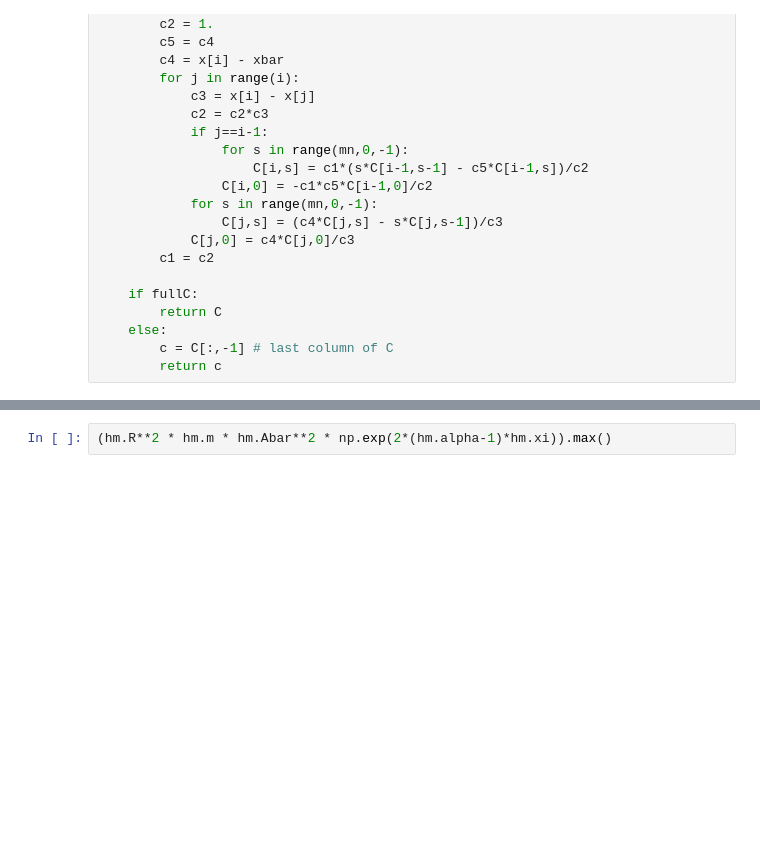
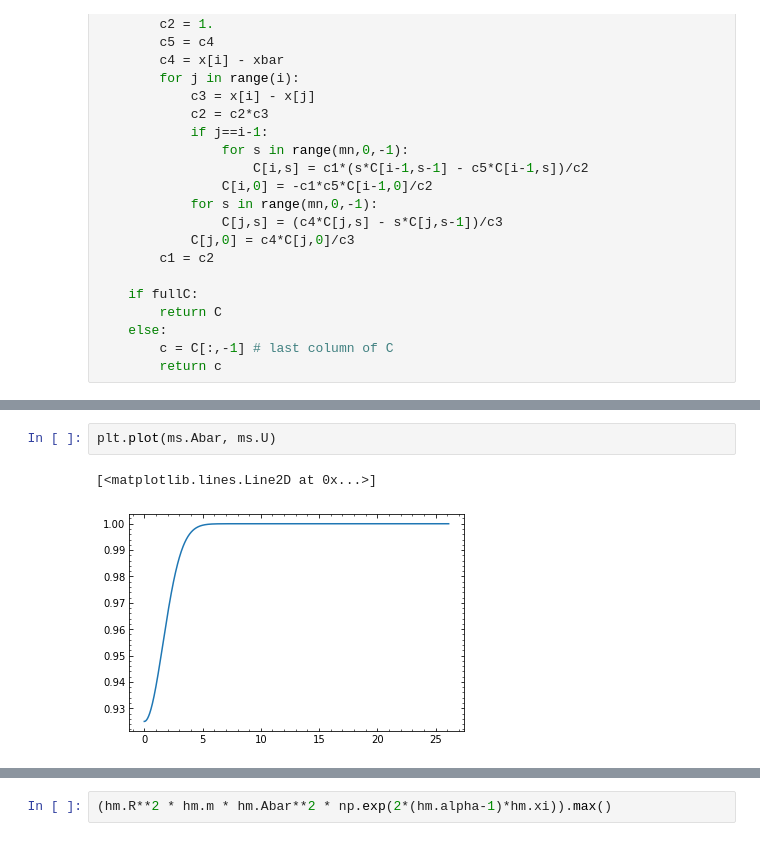
Before and after one commit to jbmertens/criticalcollapse, a Jupyter notebook: ms_hm_universal.ipynb, the cells around one changed output, grey strips where cells are left out. Drawn from its saved outputs; the diff is of its cells as text; blank space fills up the shorter version.

```diff
--- a/ms_hm_universal.ipynb
+++ b/ms_hm_universal.ipynb
@@ -711,0 +828,5 @@ plt.plot(hm.Abar[:], hm.U[:])
+# %%
+plt.plot(ms.Abar, ms.U)
+# %% [output]
+[<matplotlib.lines.Line2D at 0x...>]
+[figure, added]
```
Also changed, not shown: parts of 90 cells of this notebook.
